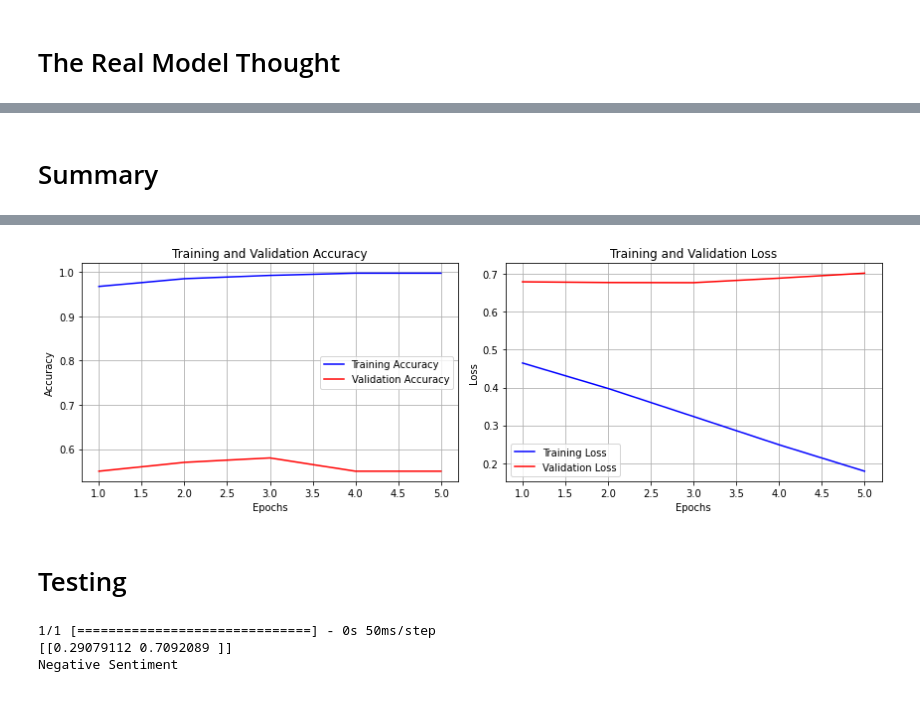
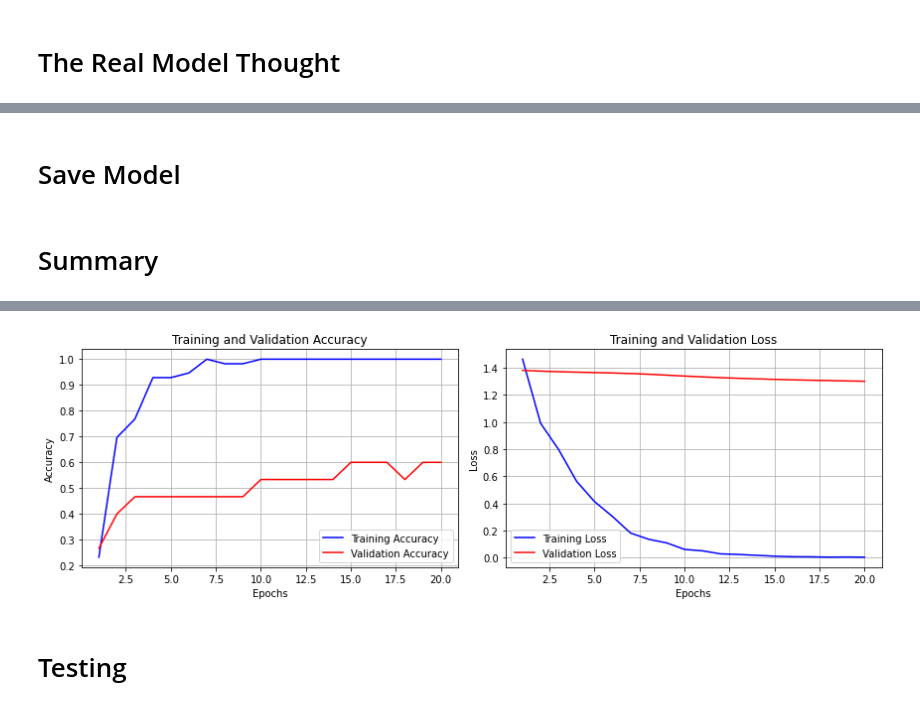
Before and after one commit to SuperShotRETRO/Adsentis, a Jupyter notebook: model/base_model.ipynb, the cells around one changed output, grey strips where cells are left out. Saved outputs shown, nothing was run; the diff lists cells and outputs as text; code cells hidden in the pictures.

Commit message:
Update .gitignore and unique_sentences.json + based testable 50 csv model

```diff
--- a/model/base_model.ipynb
+++ b/model/base_model.ipynb
@@ -284,7 +303,7 @@ import tensorflow as tf
 from tensorflow.keras.preprocessing.text import Tokenizer
 from tensorflow.keras.preprocessing.sequence import pad_sequences
 from tensorflow.keras.models import Sequential
-from tensorflow.keras.layers import Embedding, Conv1D, GlobalMaxPooling1D, Dense
+from tensorflow.keras.layers import Embedding, Conv1D, GlobalMaxPooling1D, Dense, Dropout, BatchNormalization
 from sklearn.model_selection import train_test_split
 from sklearn.preprocessing import LabelEncoder
 from tensorflow.keras.utils import to_categorical
@@ -293,14 +312,13 @@ import matplotlib.pyplot as plt
 # Load your dataset from a CSV file (adjust the file path accordingly)
 data = pd.read_csv('../data/dataset/sample_data.csv')
 
-# Assuming the 'review' column contains text data and the 'sentiment' column contains sentiment labels ('positive' or 'negative')
-texts = data['review'].values
+# Assuming the 'review' column contains text data and the 'sentiment' column contains sentiment labels
+texts = data['advertisement_text'].values
 sentiments = data['sentiment'].values
 
 # Encode the sentiment labels
 label_encoder = LabelEncoder()
 sentiments_encoded = label_encoder.fit_transform(sentiments)
-sentiments_one_hot = to_categorical(sentiments_encoded)
 
 # Tokenize the text data
 tokenizer = Tokenizer()
@@ -312,25 +330,40 @@ sequences = tokenizer.texts_to_sequences(texts)
 max_sequence_length = 100  # Adjust as needed
 X = pad_sequences(sequences, maxlen=max_sequence_length)
 
+# Convert sentiments_encoded to one-hot encoding for multi-class classification
+y = to_categorical(sentiments_encoded, num_classes=4)
+
 # Split the data into training and testing sets
-X_train, X_test, y_train, y_test = train_test_split(X, sentiments_one_hot, test_size=0.2, random_state=42)
+X_train, X_test, y_train, y_test = train_test_split(X, y, test_size=0.2, random_state=42)
 
-# Create a CNN model
+# Create a CNN model with more layers for higher precision
 model = Sequential()
 model.add(Embedding(input_dim=vocab_size, output_dim=128, input_length=max_sequence_length))
-model.add(Conv1D(128, 5, activation='relu'))
+model.add(Conv1D(256, 5, activation='relu'))
 model.add(GlobalMaxPooling1D())
-model.add(Dense(2, activation='softmax'))  # Two output units for 'positive' and 'negative'
+model.add(Dense(512, activation='relu'))
+model.add(BatchNormalization())
+model.add(Dropout(0.5))  # Dropout for regularization
+model.add(Dense(4, activation='softmax'))  # Four output units for the four sentiment categories
 
 # Compile the model
 model.compile(loss='categorical_crossentropy', optimizer='adam', metrics=['accuracy'])
 
-# Train the model
-model.fit(X_train, y_train, epochs=5, batch_size=64)
+# Initialize lists to store training history
+history = model.fit(X_train, y_train, epochs=20, batch_size=64, validation_data=(X_test, y_test))
 
 # Evaluate the model
 loss, accuracy = model.evaluate(X_test, y_test)
 print(f'Test loss: {loss}, Test accuracy: {accuracy}')
 
+# Plot training history
+plt.plot(history.history['accuracy'], label='accuracy')
+plt.plot(history.history['val_accuracy'], label='val_accuracy')
+plt.xlabel('Epoch')
+plt.ylabel('Accuracy')
+plt.ylim([0, 1])
+plt.legend(loc='lower right')
+plt.show()
+
 model.summary()
 # %% [output]
@@ -337,0 +405,2 @@ KeyboardInterrupt:
+# %% [markdown]
+# Save Model
@@ -338,9 +413,6 @@ KeyboardInterrupt:
 # %% [markdown]
 # Summary
 # %%
-# Initialize lists to store training history
-history = model.fit(X_train, y_train, epochs=5, batch_size=64, validation_data=(X_test, y_test))
-
 # Extract training and validation accuracy and loss
 train_accuracy = history.history['accuracy']
 val_accuracy = history.history['val_accuracy']
@@ -382,26 +444,3 @@ Epoch 5/5
-[figure, old version]
+[figure, new version]
 # %% [markdown]
 # Testing
-# %%
-# Assuming you already have the trained model from the previous code
-# Now, you can use the trained model to predict the sentiment of new text
-
-# Replace 'your_text_here' with the text you want to analyze
-new_text = ["Nice Place to visit and"]
-
-# Tokenize and pad the new text
-new_sequences = tokenizer.texts_to_sequences(new_text)
-new_sequences = pad_sequences(new_sequences, maxlen=max_sequence_length)
-
-# Make predictions
-predictions = model.predict(new_sequences)
-print(predictions)
-# Assuming a value close to 0 indicates negative sentiment and a value close to 1 indicates positive sentiment
-if predictions[0][0] >= 0.5:
-    print("Positive Sentiment")
-else:
-    print("Negative Sentiment")
-# %% [output]
-1/1 [==============================] - 0s 50ms/step
-[[0.29079112 0.7092089 ]]
-Negative Sentiment
```
Also changed, not shown: parts of 10 cells of this notebook, 4 other files.
